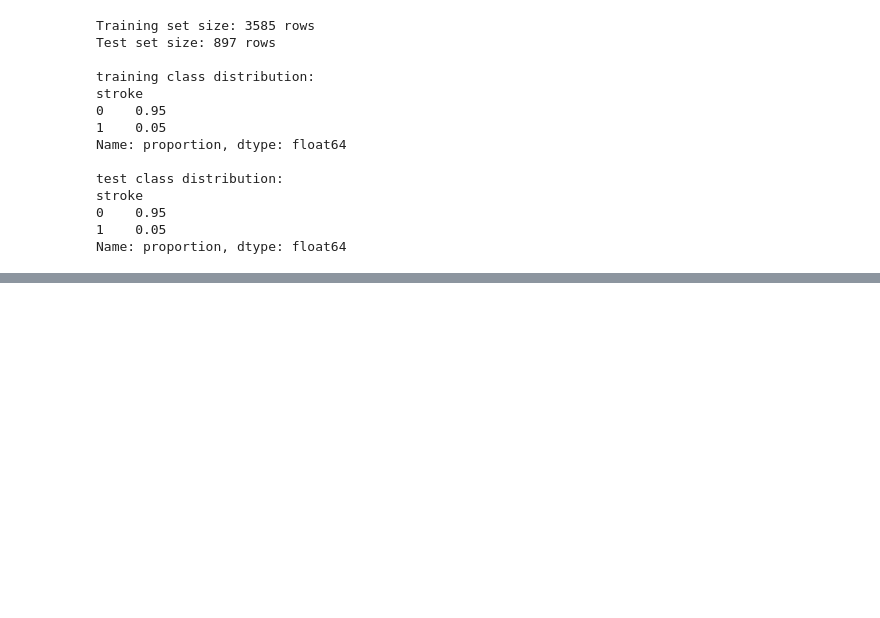
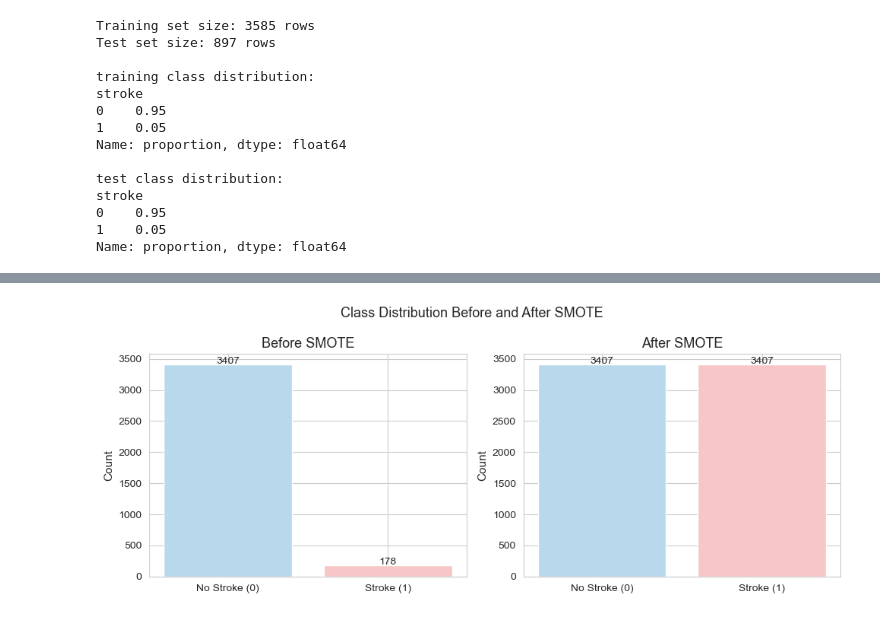
Before and after one commit to vcmeamaria/brain-stroke-classification-project, a Jupyter notebook: brain_stroke_classification.ipynb, the cells around one changed output, grey strips where cells are left out. Drawn from its saved outputs; the diff is of its cells as text; code cells hidden in the pictures; blank space fills up the shorter version.

Commit message:
applying smote

```diff
--- a/brain_stroke_classification.ipynb
+++ b/brain_stroke_classification.ipynb
@@ -470,0 +497,16 @@ Name: proportion, dtype: float64
+# %%
+# class distribution BEFORE SMOTE
+print("Class distribution BEFORE SMOTE:")
+unique, counts = np.unique(y_train, return_counts=True)
+for cls, cnt in zip(unique, counts):
+    print(f"Class {cls}: {cnt} ({cnt/len(y_train)*100:.1f}%)")
+
+# applying SMOTE to the preprocessed training data (ONLY)
+smote = SMOTE(random_state=42)
+X_train_smote, y_train_smote = smote.fit_resample(X_train_preprocessed, y_train)
+
+# class distribution AFTER SMOTE
+print("\nClass distribution AFTER SMOTE:")
+unique, counts = np.unique(y_train_smote, return_counts=True)
+for cls, cnt in zip(unique, counts):
+    print(f"Class {cls}: {cnt} ({cnt/len(y_train_smote)*100:.1f}%)")
@@ -470,0 +521,38 @@ Name: proportion, dtype: float64
+# %%
+# visualisation of class balance BEFORE and ATER SMOTE
+fig, axes = plt.subplots(1, 2, figsize=(10, 4))
+
+before = pd.Series(y_train).value_counts().sort_index()
+after  = pd.Series(y_train_smote).value_counts().sort_index()
+
+colors = ['#B8D8EB', '#F7C6C7']  # pastel blue, pastel red
+
+axes[0].bar(
+    ['No Stroke (0)', 'Stroke (1)'],
+    before.values,
+    color=colors,
+    edgecolor='white'
+)
+axes[0].set_title('Before SMOTE')
+axes[0].set_ylabel('Count')
+
+for i, v in enumerate(before.values):
+    axes[0].text(i, v + 20, str(v), ha='center', fontsize=10)
+
+axes[1].bar(
+    ['No Stroke (0)', 'Stroke (1)'],
+    after.values,
+    color=colors,
+    edgecolor='white'
+)
+axes[1].set_title('After SMOTE')
+axes[1].set_ylabel('Count')
+
+for i, v in enumerate(after.values):
+    axes[1].text(i, v + 20, str(v), ha='center', fontsize=10)
+
+plt.suptitle('Class Distribution Before and After SMOTE', fontsize=13)
+plt.tight_layout()
+plt.show()
+# %% [output]
+[figure, added]
```
Also changed, not shown: parts of 4 cells of this notebook.
